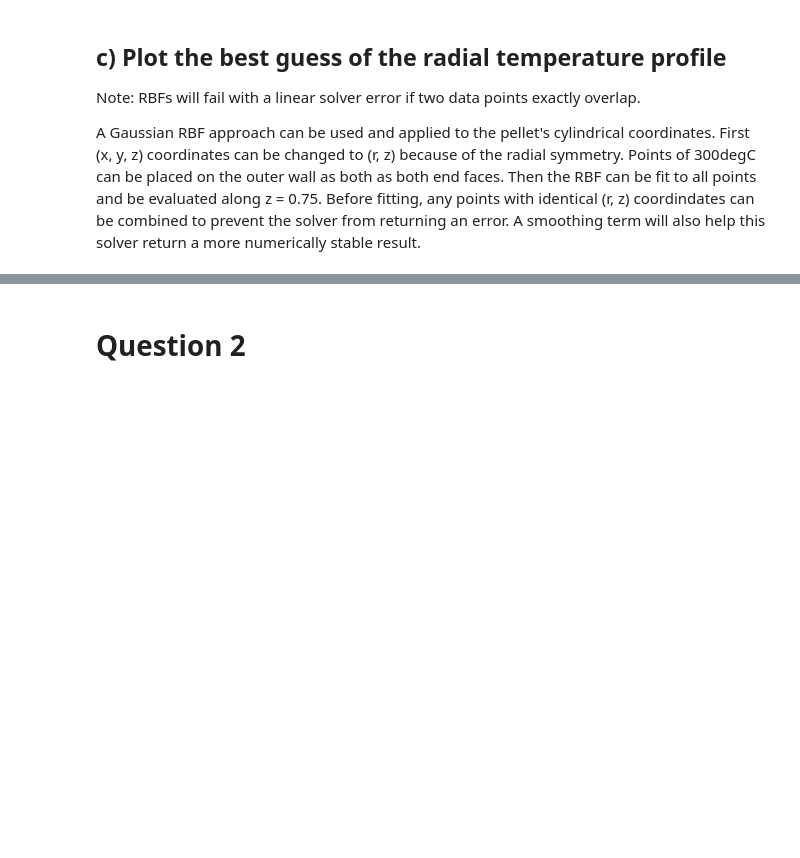
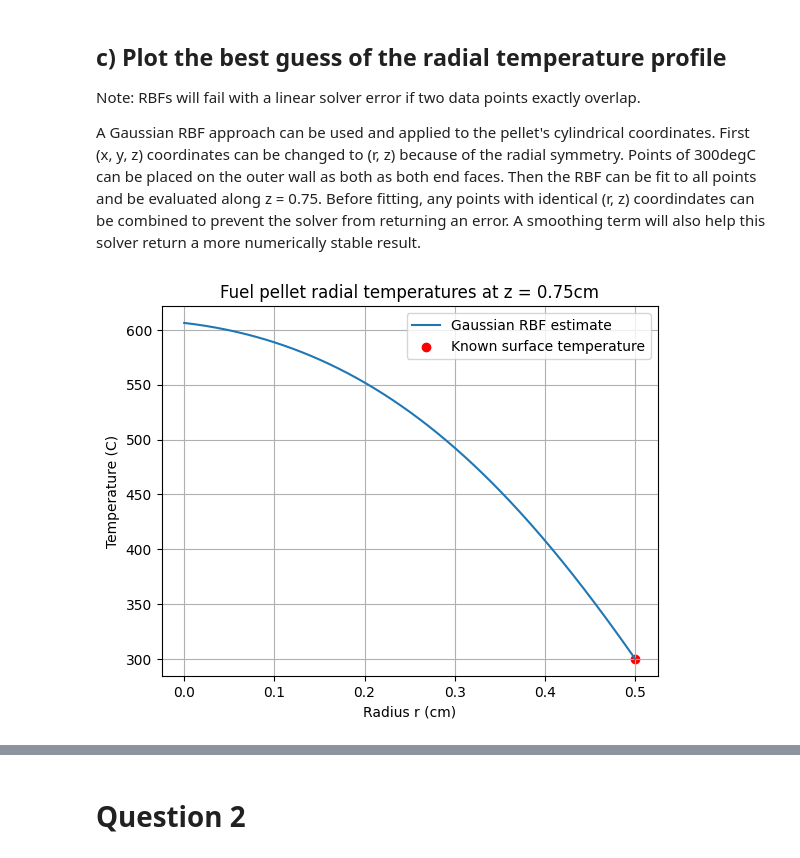
Before and after one commit to RyanO14/ENGPHYS-2NM4, a Jupyter notebook: Assignments/Assignment_2.ipynb, the cells around one changed output, grey strips where cells are left out. Drawn from its saved outputs; the diff is of its cells as text; code cells hidden in the pictures; blank space fills up the shorter version.

```diff
--- a/Assignments/Assignment_2.ipynb
+++ b/Assignments/Assignment_2.ipynb
@@ -51,7 +51,7 @@ Note: RBFs will fail with a linear solver error if two data points exactly overl
 A Gaussian RBF approach can be used and applied to the pellet's cylindrical coordinates. First (x, y, z) coordinates can be changed to (r, z) because of the radial symmetry. Points of 300degC can be placed on the outer wall as both as both end faces. Then the RBF can be fit to all points and be evaluated along z = 0.75. Before fitting, any points with identical (r, z) coordindates can be combined to prevent the solver from returning an error. A smoothing term will also help this solver return a more numerically stable result.
 # %%
 import numpy as np
-import matplotlib.pyplt as plt
+import matplotlib.pyplot as plt
 from scipy.interpolate import RBFInterpolator
 from scipy.spatial.distance import pdist
 
@@ -89,6 +89,11 @@ boundary_temperatures = np.full(
     len(boundary_points), T_surface
 )
 
+points = np.vstack((probe_points, boundary_points))
+temperatures = np.concatenate((
+    probe_temperatures, boundary_temperatures
+))
+
 #Merge overlapping points, if temperatures are different, use average
 unique_points, inverse = np.unique(
     points, axis=0, return_inverse=True
@@ -103,34 +108,36 @@ mean_distance = pdist(unique_points).mean()
 epsilon = 1 / mean_distance
 
 rbf = RBFInterpolator(
     unique_points,
     unique_temperatures,
     kernel='gaussian',
-    epsilon=epsilon
+    epsilon=epsilon,
     smoothing=1e-5
 )
 
 #Evaluate at z = 0.75
-r_plot = np.linspace(O, R, 300)
+r_plot = np.linspace(0, R, 300)
 midplane_points = np.column_stack((
     r_plot,
     np.full_like(r_plot, L / 2)
 ))
 T_plot = rbf(midplane_points)
 
-G#Evaluate at z = 0.75
-r_plot = np.linspace(O, R, 300)
+#Evaluate at z = 0.75
+r_plot = np.linspace(0, R, 300)
 midplane_points = np.column_stack((
     r_plot,
     np.full_like(r_plot, L / 2)
 ))
 T_plot = rbf(midplane_points)
 
 plt.plot(r_plot, T_plot, label="Gaussian RBF estimate")
 plt.scatter([R], [T_surface], color = 'red', label = 'Known surface temperature')
 plt.xlabel("Radius r (cm)")
 plt.ylabel("Temperature (C)")
 plt.title("Fuel pellet radial temperatures at z = 0.75cm")
 plt.grid(True)
 plt.legend()
 plt.show()
+# %% [output]
+[figure, added]
```
Also changed, not shown: parts of 1 cell of this notebook.
